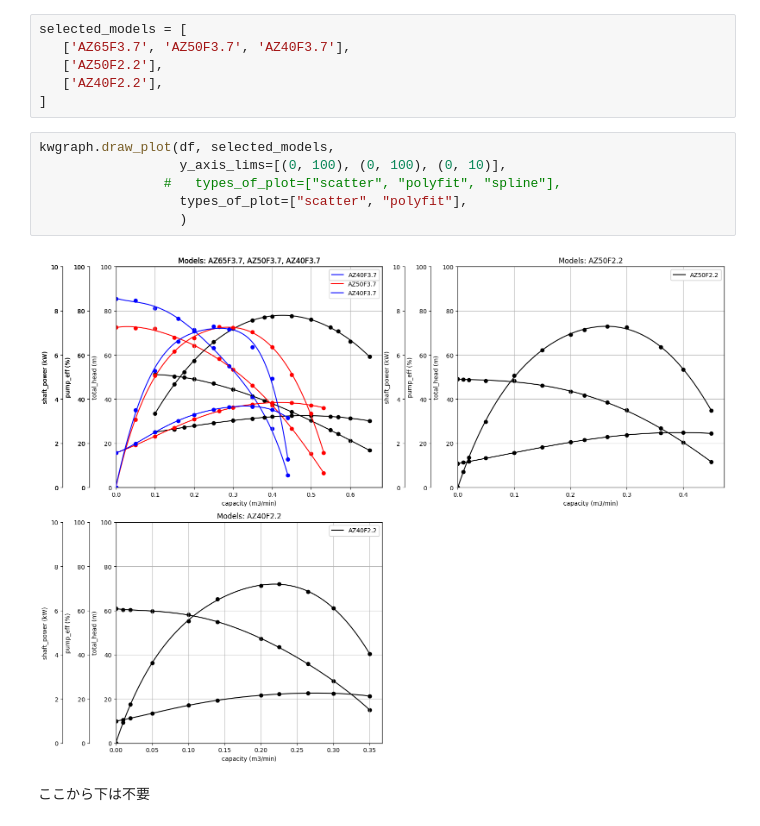
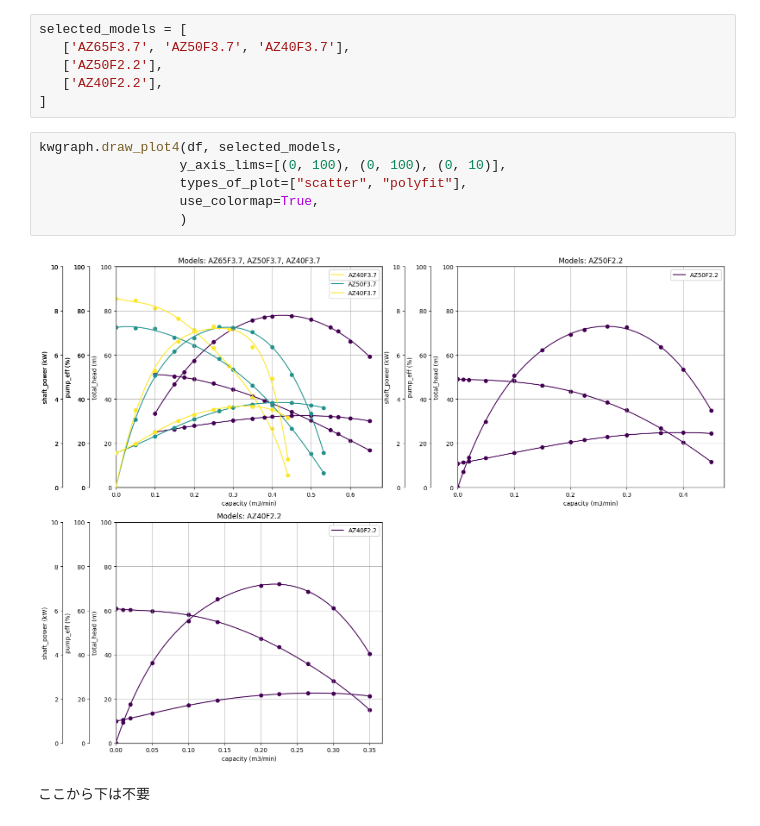
Before and after one commit to tiglzt7/wk, a Jupyter notebook: 02 work/graph.ipynb, the cells around one changed output. Cells and saved outputs as stored; diff of their text form.

```diff
--- a/02 work/graph.ipynb
+++ b/02 work/graph.ipynb
@@ -34,13 +40,13 @@ selected_models = [
    ['AZ40F2.2'],
 ]
 # %%
-kwgraph.draw_plot(df, selected_models,
+kwgraph.draw_plot4(df, selected_models,
                   y_axis_lims=[(0, 100), (0, 100), (0, 10)],
-                #   types_of_plot=["scatter", "polyfit", "spline"],
                   types_of_plot=["scatter", "polyfit"],
+                  use_colormap=True,
                   )
 # %% [output]
-[figure, old version]
+[figure, new version]
 # %% [markdown]
 ここから下は不要
 # %%
```
Also changed, not shown: parts of 1 cell of this notebook, 2 other files.
